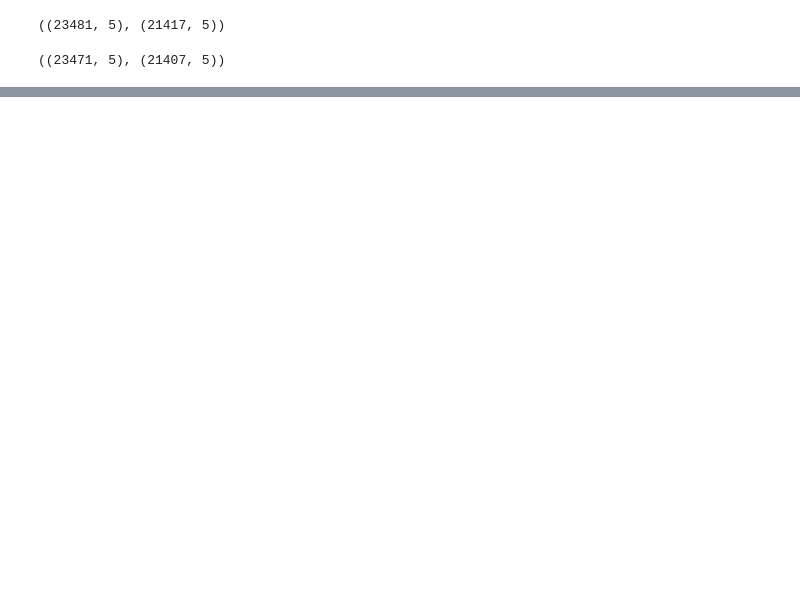
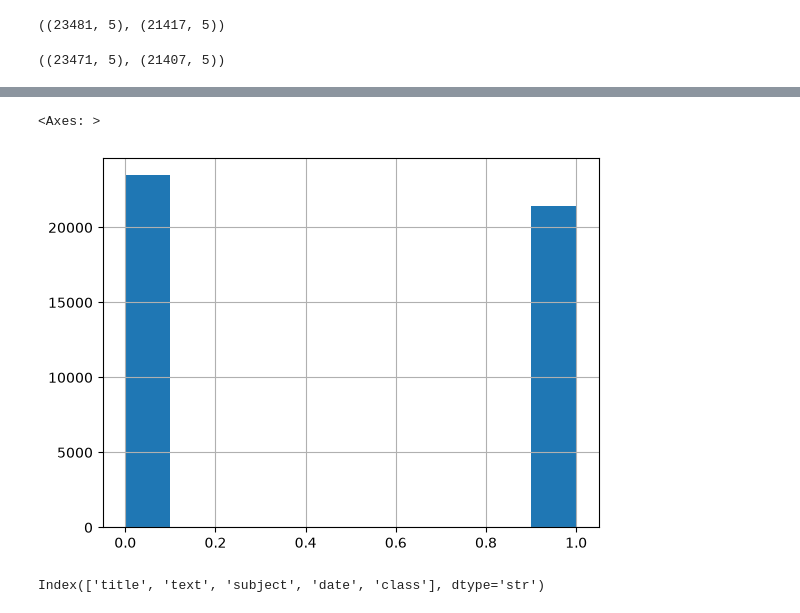
Before and after one commit to RoboZe-01/Machine-Learning-Projects, a Jupyter notebook: Fake News Detection/notebooks/main.ipynb, the cells around one changed output, grey strips where cells are left out. Drawn from its saved outputs; the diff is of its cells as text; code cells hidden in the pictures; blank space fills up the shorter version.

```diff
--- a/Fake News Detection/notebooks/main.ipynb
+++ b/Fake News Detection/notebooks/main.ipynb
@@ -86,0 +99,3 @@ false_df.shape, true_df.shape
+# %%
+data_merge = pd.concat([true_df,false_df ], axis=0)
+data_merge.head()
@@ -86,0 +109,9 @@ false_df.shape, true_df.shape
+# %%
+data_merge['class'].hist()
+# %% [output]
+<Axes: >
+[figure, added]
+# %%
+data_merge.columns
+# %% [output]
+Index(['title', 'text', 'subject', 'date', 'class'], dtype='str')
```
Also changed, not shown: parts of 33 cells of this notebook.
